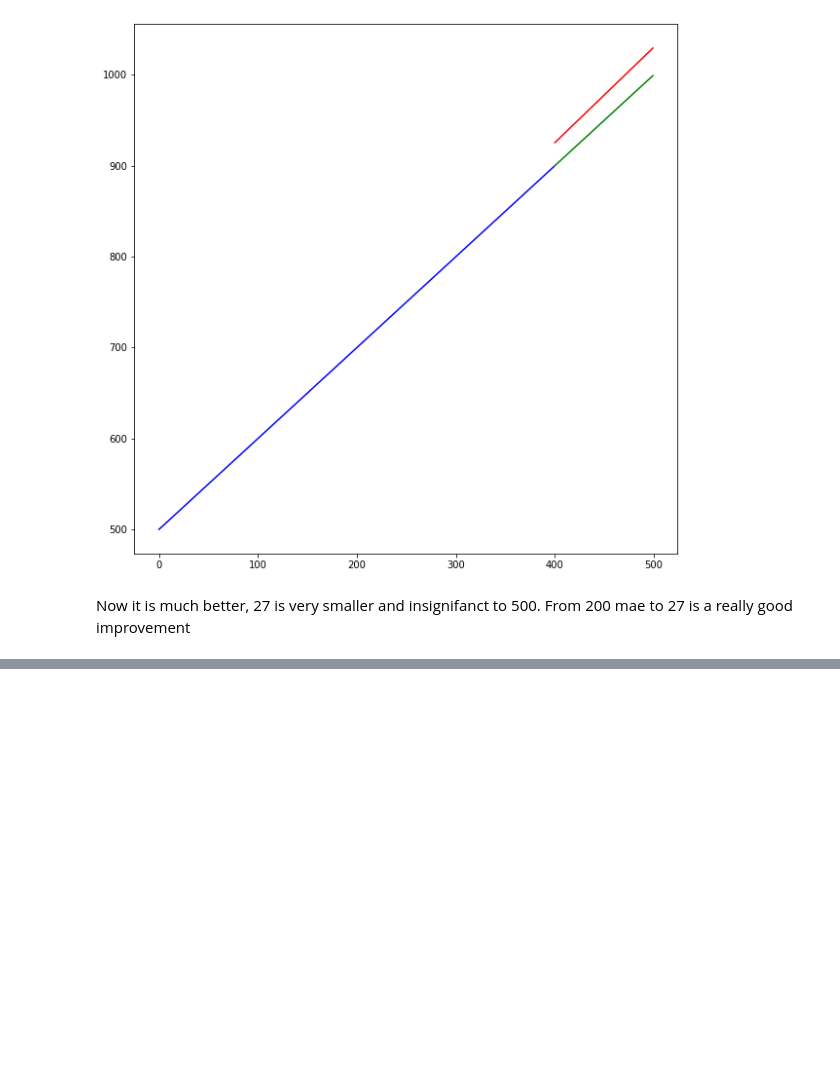
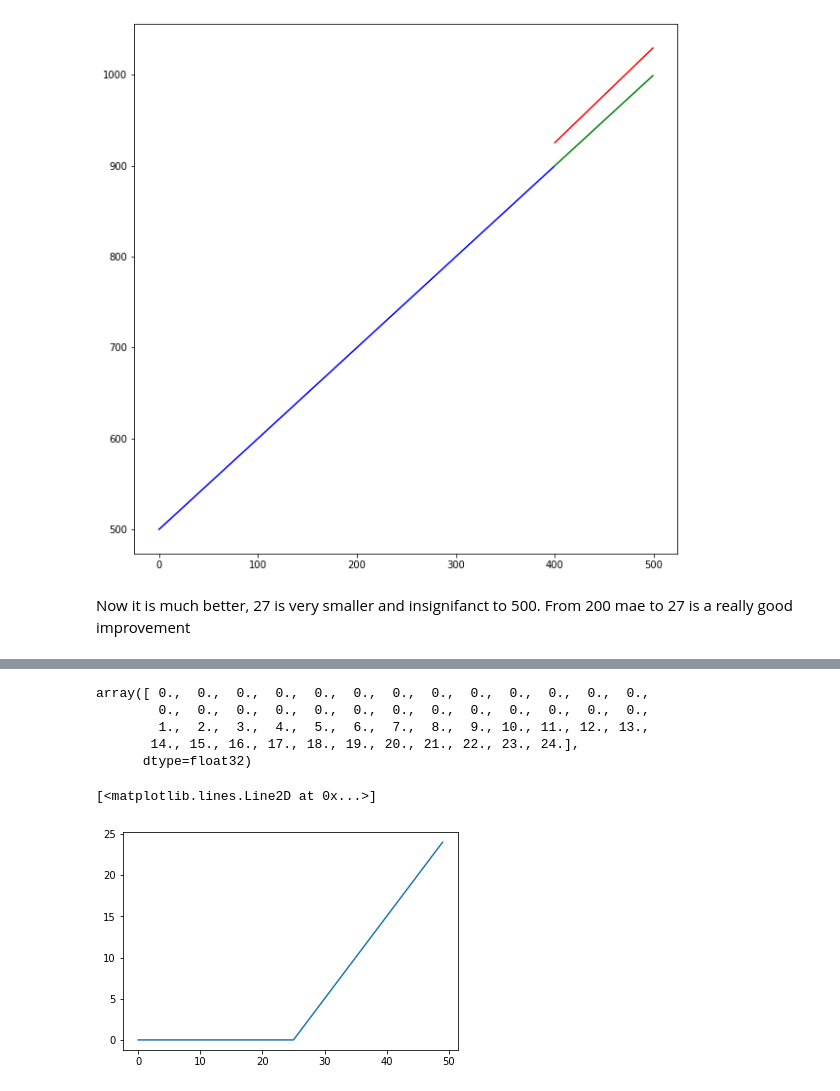
Before and after one commit to Jayveersinh-Raj/Neural_Networks_Classification, a Jupyter notebook: Neural_Networks_Classification_TensorFlow.ipynb, the cells around one changed output, grey strips where cells are left out. Cells and saved outputs as stored; diff of their text form; code cells hidden in the pictures; blank space fills up the shorter version.

```diff
--- a/Neural_Networks_Classification_TensorFlow.ipynb
+++ b/Neural_Networks_Classification_TensorFlow.ipynb
@@ -353,0 +466,18 @@ Now it is much better, 27 is very smaller and insignifanct to 500. From 200 mae
+# %%
+# The ReLU function
+def relu(A):
+  return np.maximum(0, A)
+# %%
+relu(A)
+# %% [output]
+array([ 0.,  0.,  0.,  0.,  0.,  0.,  0.,  0.,  0.,  0.,  0.,  0.,  0.,
+        0.,  0.,  0.,  0.,  0.,  0.,  0.,  0.,  0.,  0.,  0.,  0.,  0.,
+        1.,  2.,  3.,  4.,  5.,  6.,  7.,  8.,  9., 10., 11., 12., 13.,
+       14., 15., 16., 17., 18., 19., 20., 21., 22., 23., 24.],
+      dtype=float32)
+# %%
+# Lets plot it
+plt.plot(relu(A))
+# %% [output]
+[<matplotlib.lines.Line2D at 0x...>]
+[figure, added]
```
Also changed, not shown: parts of 59 cells of this notebook.
